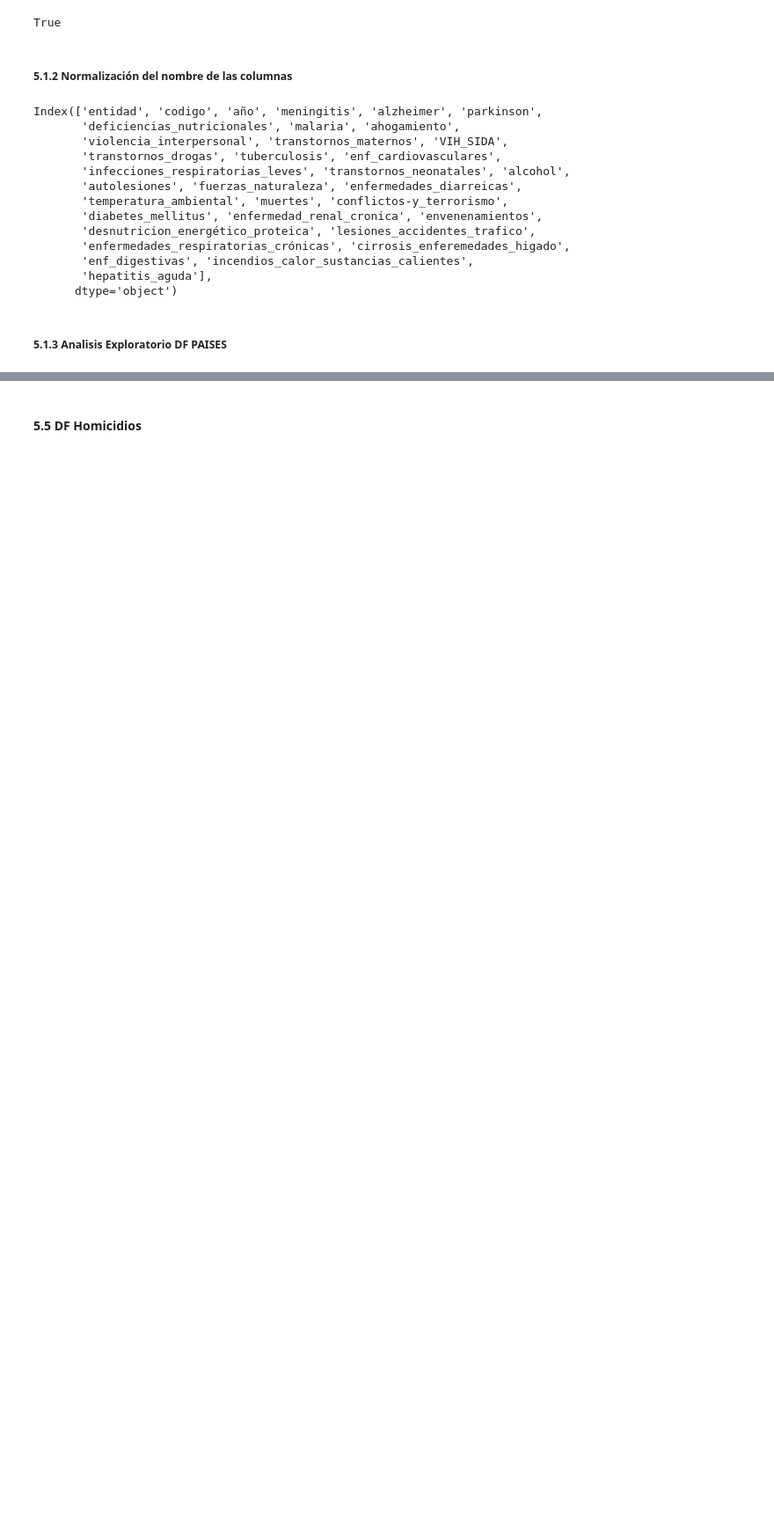
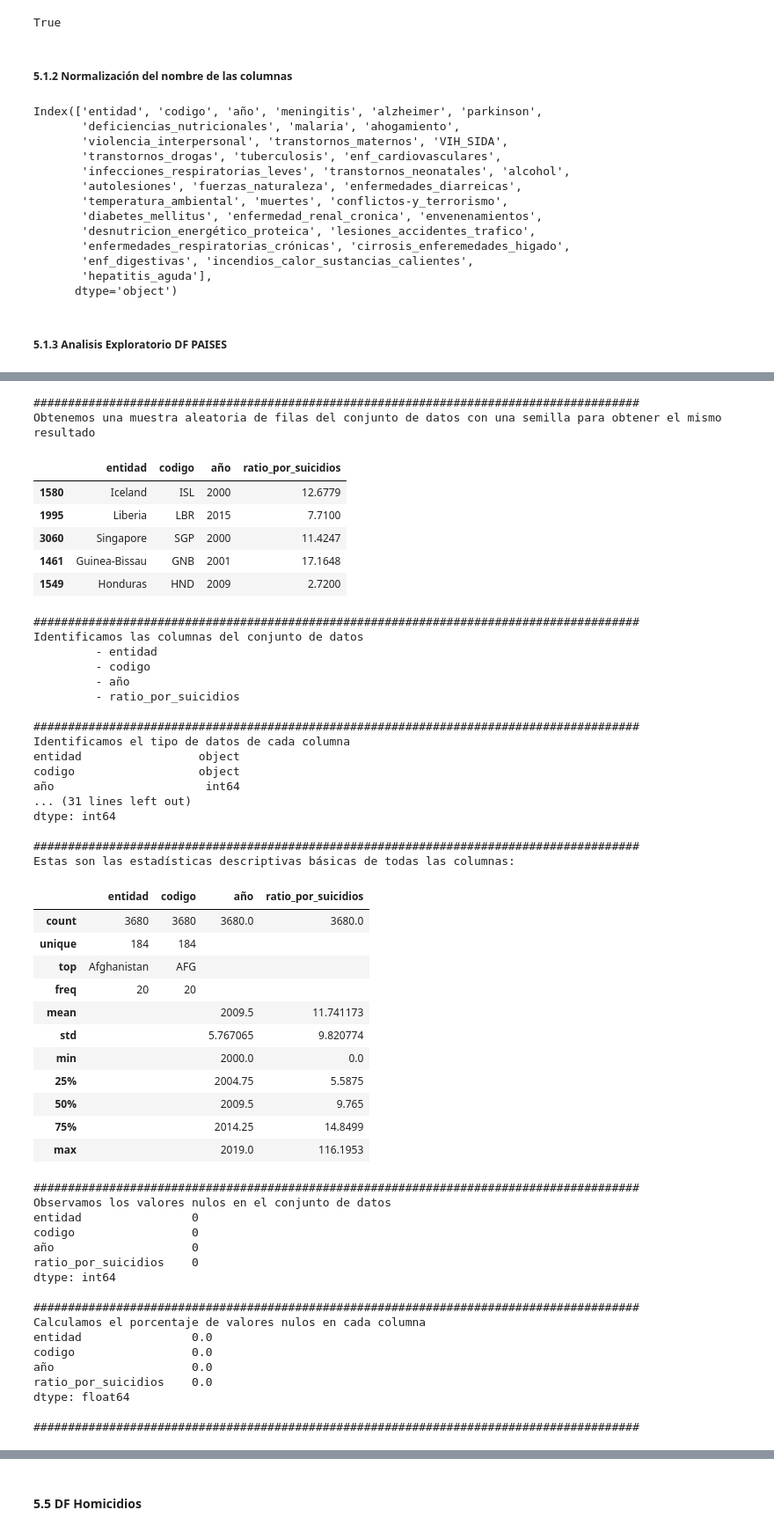
Before and after one commit to Sarah-bzb/TFM_analisis_datos, a Jupyter notebook: exploration_health_v0 - copia.ipynb, the cells around one changed output, grey strips where cells are left out. Shown: that part at 88% size. Saved outputs shown, nothing was run; the diff lists cells and outputs as text; code cells hidden in the pictures; blank space fills up the shorter version.

```diff
--- a/exploration_health_v0 - copia.ipynb
+++ b/exploration_health_v0 - copia.ipynb
@@ -531,0 +716,3 @@ dtype: float64
+# %%
+# Creamos el DataFrame para almacenar los países
+df_suicides_paises = df_suicides[df_suicides['Code'].notnull()]
@@ -531,0 +734,11 @@ dtype: float64
+# %%
+mapeo_suicides = {
+    "Entity": "entidad",
+	"Code": "codigo",
+	"Year": "año",
+	"Age-standardized suicide rate - Sex: both sexes": "ratio_por_suicidios"
+}
+# %%
+# Tratamos el renombre de las columnas con la funcion creada anteriormente
+df_suicides_paises = renombrar_columnas(df_suicides_paises, mapeo_suicides)
+df_suicides_regiones = renombrar_columnas(df_suicides_regiones, mapeo_suicides)
@@ -531,0 +757,3 @@ dtype: float64
+# %%
+exploracion_inicial(df_suicides_paises)
+# %% [output]
@@ -531,0 +779,54 @@ dtype: float64
+########################################################################################
+Obtenemos una muestra aleatoria de filas del conjunto de datos con una semilla para obtener el mismo resultado
+|  | entidad | codigo | año | ratio_por_suicidios |
+| 1580 | Iceland | ISL | 2000 | 12.6779 |
+| 1995 | Liberia | LBR | 2015 | 7.7100 |
+| 3060 | Singapore | SGP | 2000 | 11.4247 |
+| 1461 | Guinea-Bissau | GNB | 2001 | 17.1648 |
+| 1549 | Honduras | HND | 2009 | 2.7200 |
+########################################################################################
+Identificamos las columnas del conjunto de datos
+         - entidad
+         - codigo
+         - año
+         - ratio_por_suicidios
+
+########################################################################################
+Identificamos el tipo de datos de cada columna
+entidad                 object
+codigo                  object
+año                      int64
+... (31 lines left out)
+dtype: int64
+
+########################################################################################
+Estas son las estadísticas descriptivas básicas de todas las columnas:
+|  | entidad | codigo | año | ratio_por_suicidios |
+| count | 3680 | 3680 | 3680.0 | 3680.0 |
+| unique | 184 | 184 |  |  |
+| top | Afghanistan | AFG |  |  |
+| freq | 20 | 20 |  |  |
+| mean |  |  | 2009.5 | 11.741173 |
+| std |  |  | 5.767065 | 9.820774 |
+| min |  |  | 2000.0 | 0.0 |
+| 25% |  |  | 2004.75 | 5.5875 |
+| 50% |  |  | 2009.5 | 9.765 |
+| 75% |  |  | 2014.25 | 14.8499 |
+| max |  |  | 2019.0 | 116.1953 |
+########################################################################################
+Observamos los valores nulos en el conjunto de datos
+entidad                0
+codigo                 0
+año                    0
+ratio_por_suicidios    0
+dtype: int64
+
+########################################################################################
+Calculamos el porcentaje de valores nulos en cada columna
+entidad                0.0
+codigo                 0.0
+año                    0.0
+ratio_por_suicidios    0.0
+dtype: float64
+
+########################################################################################
```
Also changed, not shown: parts of 42 cells of this notebook.
